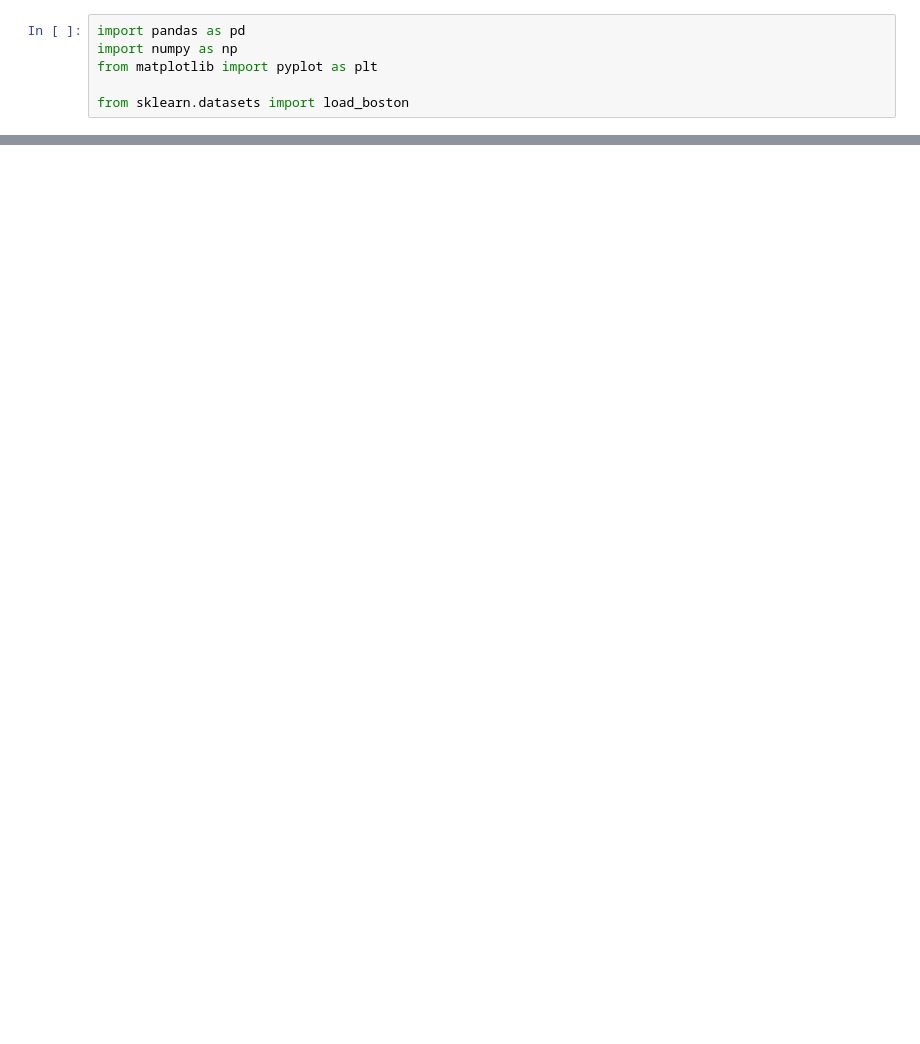
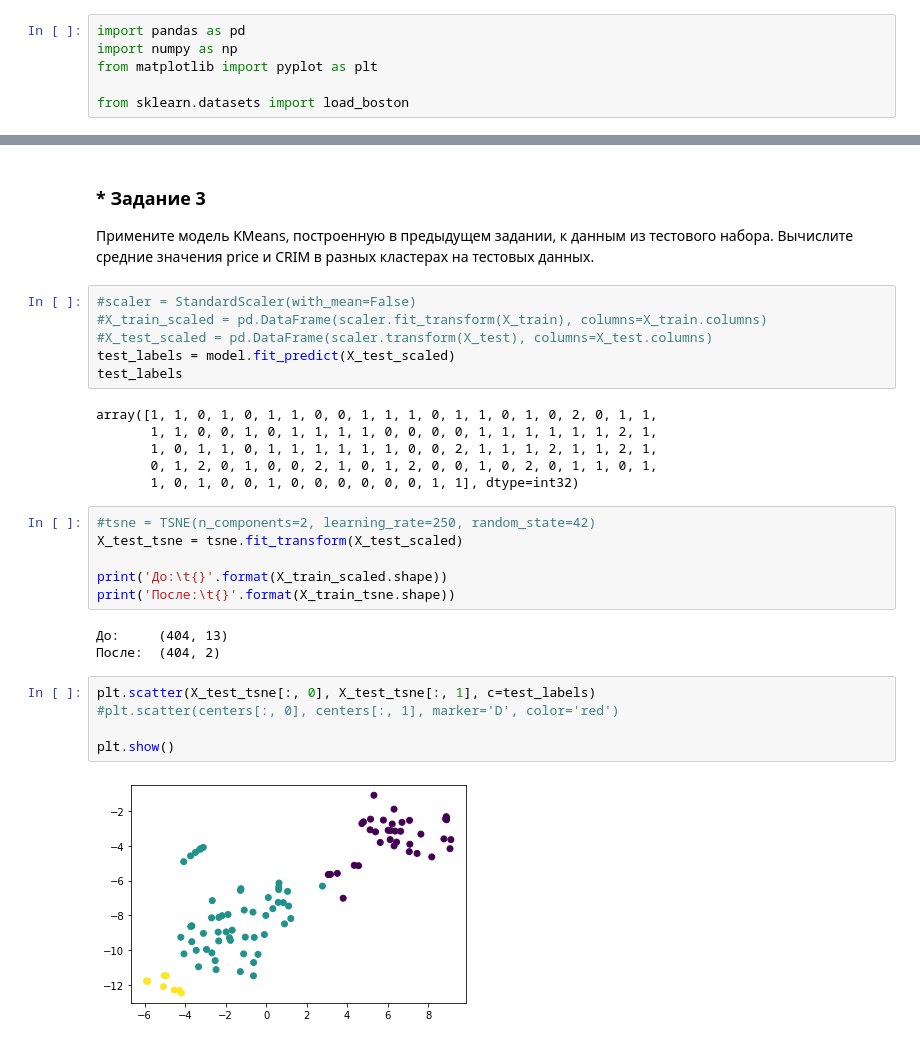
Before and after one commit to ishubenko/python_lib_geek_brains, a Jupyter notebook: lesson_4/exercise_4.ipynb, the cells around one changed output, grey strips where cells are left out. Cells and saved outputs as stored; diff of their text form; blank space fills up the shorter version.

```diff
--- a/lesson_4/exercise_4.ipynb
+++ b/lesson_4/exercise_4.ipynb
@@ -23,0 +139,33 @@ y
+# %% [markdown]
+### * Задание 3
+Примените модель KMeans, построенную в предыдущем задании,
+к данным из тестового набора.
+Вычислите средние значения price и CRIM в разных кластерах на тестовых данных.
+# %%
+#scaler = StandardScaler(with_mean=False)
+#X_train_scaled = pd.DataFrame(scaler.fit_transform(X_train), columns=X_train.columns)
+#X_test_scaled = pd.DataFrame(scaler.transform(X_test), columns=X_test.columns)
+test_labels = model.fit_predict(X_test_scaled)
+test_labels
+# %% [output]
+array([1, 1, 0, 1, 0, 1, 1, 0, 0, 1, 1, 1, 0, 1, 1, 0, 1, 0, 2, 0, 1, 1,
+       1, 1, 0, 0, 1, 0, 1, 1, 1, 1, 0, 0, 0, 0, 1, 1, 1, 1, 1, 1, 2, 1,
+       1, 0, 1, 1, 0, 1, 1, 1, 1, 1, 1, 0, 0, 2, 1, 1, 1, 2, 1, 1, 2, 1,
+       0, 1, 2, 0, 1, 0, 0, 2, 1, 0, 1, 2, 0, 0, 1, 0, 2, 0, 1, 1, 0, 1,
+       1, 0, 1, 0, 0, 1, 0, 0, 0, 0, 0, 0, 1, 1], dtype=int32)
+# %%
+#tsne = TSNE(n_components=2, learning_rate=250, random_state=42)
+X_test_tsne = tsne.fit_transform(X_test_scaled)
+
+print('До:\t{}'.format(X_train_scaled.shape))
+print('После:\t{}'.format(X_train_tsne.shape))
+# %% [output]
+До:     (404, 13)
+После:  (404, 2)
+# %%
+plt.scatter(X_test_tsne[:, 0], X_test_tsne[:, 1], c=test_labels)
+#plt.scatter(centers[:, 0], centers[:, 1], marker='D', color='red')
+
+plt.show()
+# %% [output]
+[figure, added]
```
Also changed, not shown: parts of 23 cells of this notebook, 1 other file.
